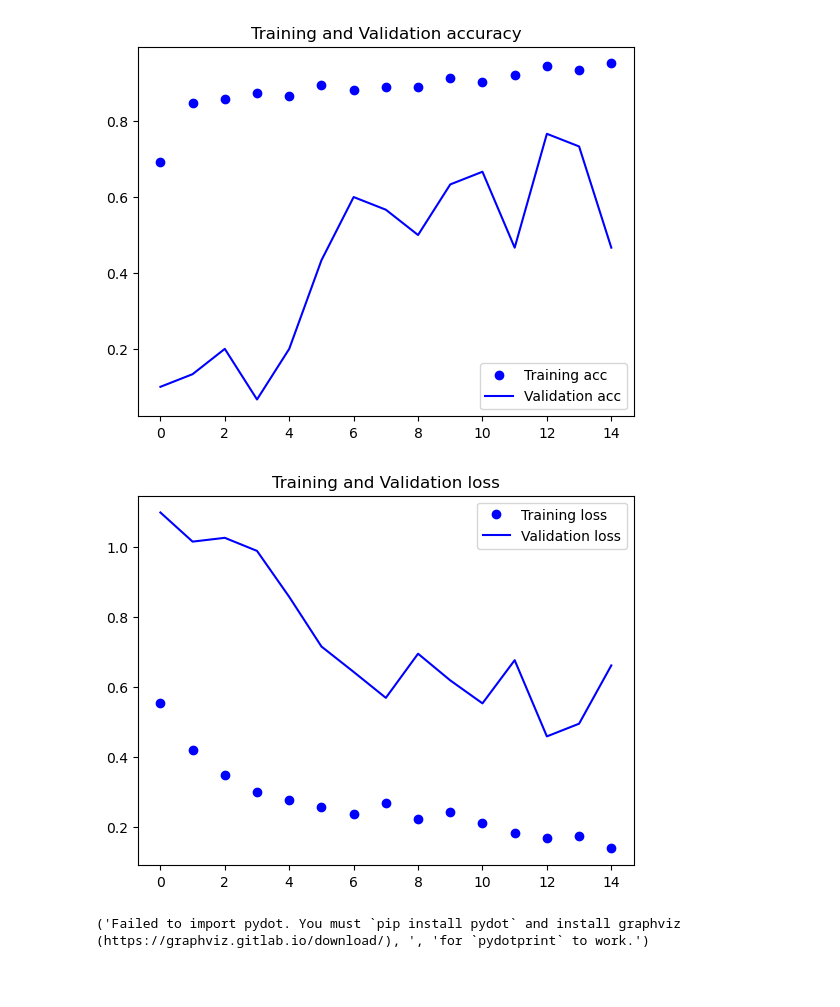
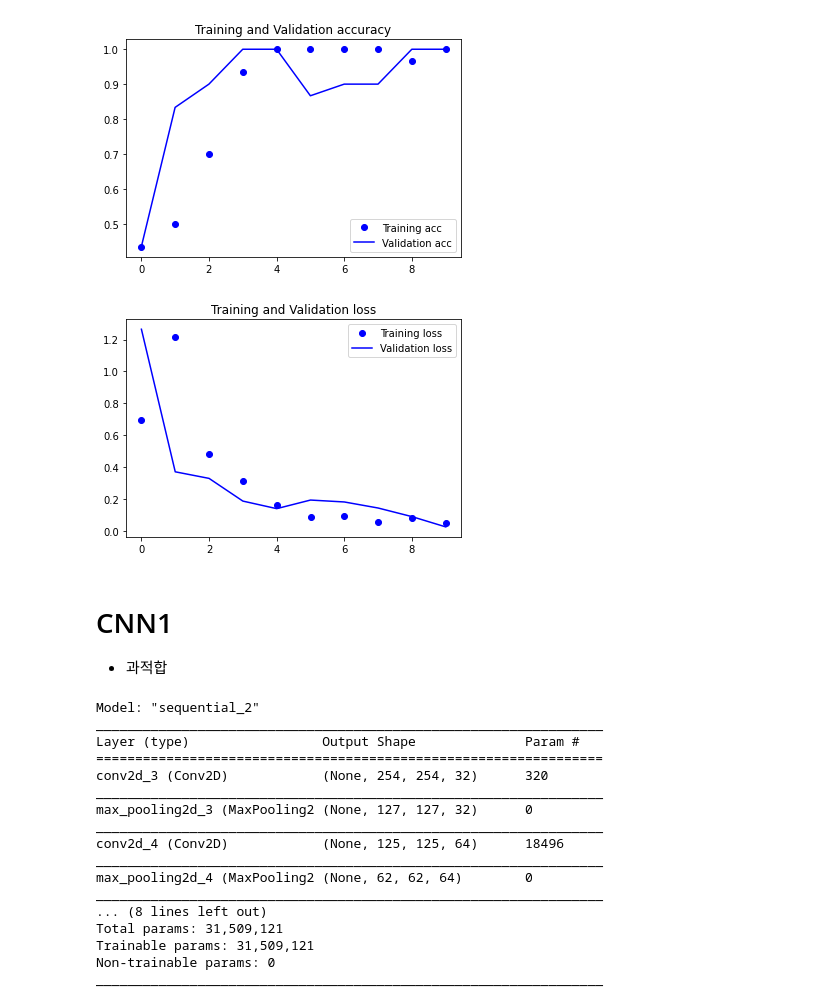
Before and after one commit to dujong/COVID_CT_Classification, a Jupyter notebook: COVID_CT_Image_Classification_1st.ipynb, the cells around one changed output. Cells and saved outputs as stored; diff of their text form; code cells hidden in the pictures; blank space fills up the shorter version.

```diff
--- a/COVID_CT_Image_Classification_1st.ipynb
+++ b/COVID_CT_Image_Classification_1st.ipynb
@@ -162,0 +160,13 @@ Epoch 15/15
+# %%
+import tensorflow as tf
+from tensorflow.keras import layers
+from tensorflow.keras import models
+
+model_CNN0 = models.Sequential()
+model_CNN0.add(layers.Conv2D(32, (3, 3), activation='relu', input_shape=IMAGE_SHAPE))
+model_CNN0.add(layers.MaxPool2D((2, 2)))
+model_CNN0.add(layers.Flatten())
+model_CNN0.add(layers.Dense(32, activation='relu'))
+model_CNN0.add(layers.Dense(1, activation='sigmoid'))
+
+model_CNN0.summary()
@@ -162,0 +192,8 @@ Epoch 15/15
+# %%
+from tensorflow.keras import optimizers
+
+model_CNN0.compile(optimizer=optimizers.Adam(learning_rate=1e-4), # 'rmsprop',
+               loss='binary_crossentropy',
+               metrics=['acc'])
+# %%
+history = model_CNN0.fit_generator(train_generator, steps_per_epoch=1, epochs=10, validation_data = validation_generator, validation_steps = 1)
@@ -177,29 +236,27 @@ Test Accuracy : 0.4106
 # %%
 import matplotlib.pyplot as plt
 acc = history.history['acc']
 val_acc = history.history['val_acc']
 loss = history.history['loss']
 val_loss = history.history['val_loss']
 
 epochs = range(len(acc))
 
 plt.plot(epochs, acc, 'bo', label = 'Training acc')
 plt.plot(epochs, val_acc, 'b', label='Validation acc')
 plt.title('Training and Validation accuracy')
 plt.legend()
 plt.figure()
 
 plt.plot(epochs, loss, 'bo', label = 'Training loss')
 plt.plot(epochs, val_loss, 'b', label='Validation loss')
 plt.title('Training and Validation loss')
 plt.legend()
 
 plt.show()
-
-from tensorflow.keras.utils import plot_model
-
-plot_model(model2, to_file='CNN1.png', show_shapes=True)
 # %% [output]
-[figure, old version]
+[figure, new version]
-[figure, old version]
+[figure, new version]
-('Failed to import pydot. You must `pip install pydot` and install graphviz (https://graphviz.gitlab.io/download/), ', 'for `pydotprint` to work.')
+# %% [markdown]
+# CNN1
++ 과적합
@@ -205,0 +268,34 @@ plot_model(model2, to_file='CNN1.png', show_shapes=True)
+# %%
+import tensorflow as tf
+from tensorflow.keras import layers
+from tensorflow.keras import models
+
+model_CNN1 = models.Sequential()
+model_CNN1.add(layers.Conv2D(32, (3, 3), activation='relu', input_shape=IMAGE_SHAPE))
+model_CNN1.add(layers.MaxPool2D((2, 2)))
+model_CNN1.add(layers.Conv2D(64, (3,3), activation='relu'))
+model_CNN1.add(layers.MaxPool2D((2,2)))
+model_CNN1.add(layers.Flatten())
+model_CNN1.add(layers.Dropout(0.5))
+model_CNN1.add(layers.Dense(128, activation='relu'))
+model_CNN1.add(layers.Dense(1, activation='sigmoid'))
+
+model_CNN1.summary()
+# %% [output]
+Model: "sequential_2"
+_________________________________________________________________
+Layer (type)                 Output Shape              Param #
+=================================================================
+conv2d_3 (Conv2D)            (None, 254, 254, 32)      320
+_________________________________________________________________
+max_pooling2d_3 (MaxPooling2 (None, 127, 127, 32)      0
+_________________________________________________________________
+conv2d_4 (Conv2D)            (None, 125, 125, 64)      18496
+_________________________________________________________________
+max_pooling2d_4 (MaxPooling2 (None, 62, 62, 64)        0
+_________________________________________________________________
+... (8 lines left out)
+Total params: 31,509,121
+Trainable params: 31,509,121
+Non-trainable params: 0
+_________________________________________________________________
```
Also changed, not shown: parts of 24 cells of this notebook.
